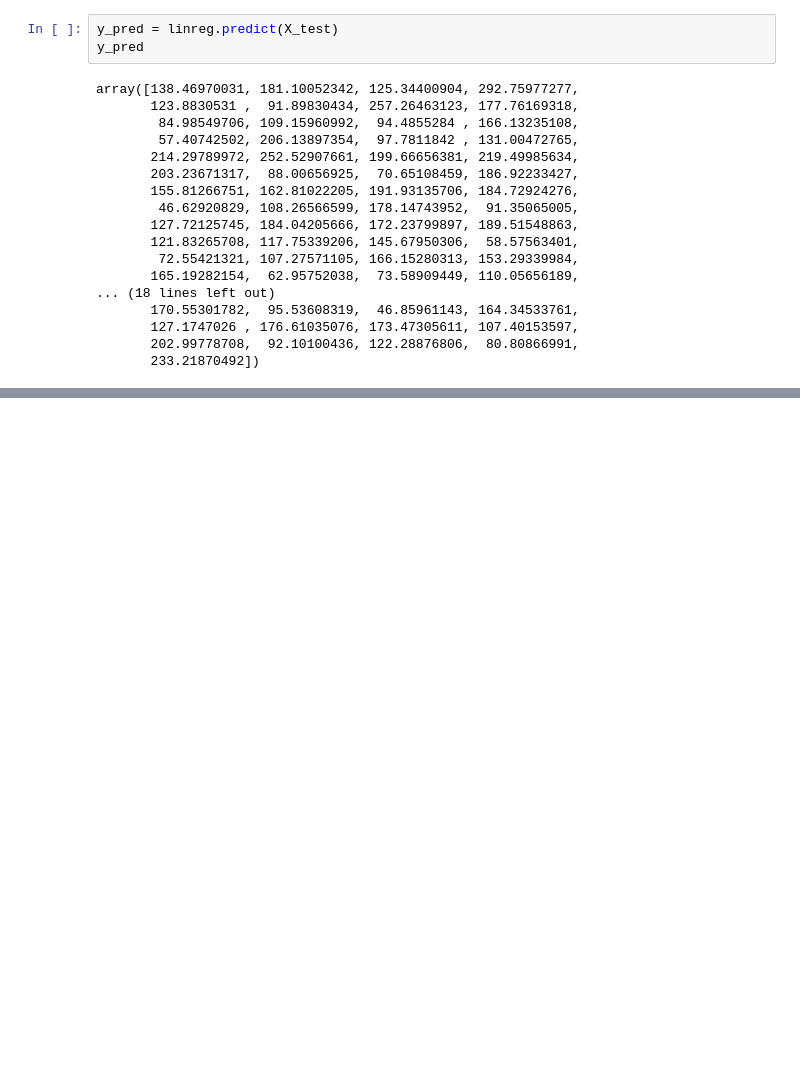
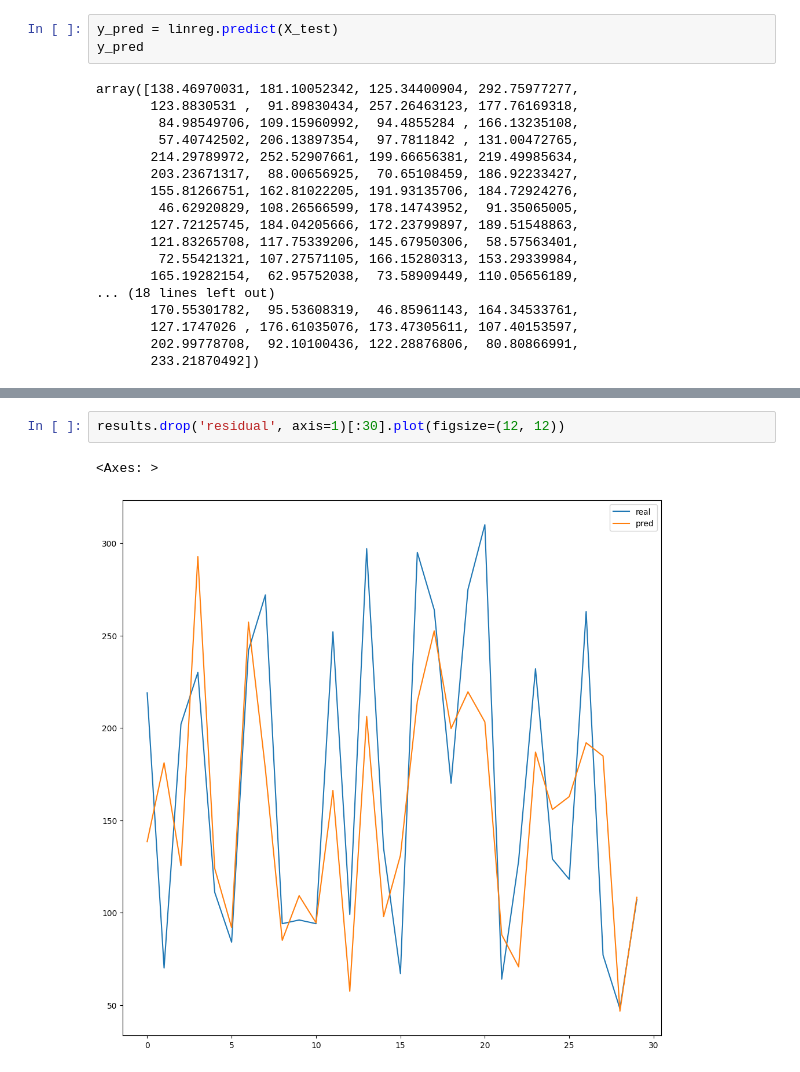
Before and after one commit to JoseJesusLaCasaNieto/Mastermind, a Jupyter notebook: Machine_Learning_I_Regression/Projects/Linear_Regression_Project.ipynb, the cells around one changed output, grey strips where cells are left out. Saved outputs shown, nothing was run; the diff lists cells and outputs as text; blank space fills up the shorter version.

```diff
--- a/Machine_Learning_I_Regression/Projects/Linear_Regression_Project.ipynb
+++ b/Machine_Learning_I_Regression/Projects/Linear_Regression_Project.ipynb
@@ -382,0 +448,5 @@ array([138.46970031, 181.10052342, 125.34400904, 292.75977277,
+# %%
+results.drop('residual', axis=1)[:30].plot(figsize=(12, 12))
+# %% [output]
+<Axes: >
+[figure, added]
```
Also changed, not shown: parts of 9 cells of this notebook.
